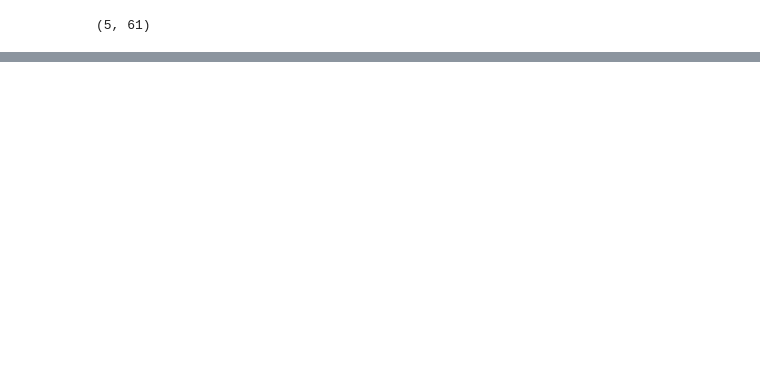
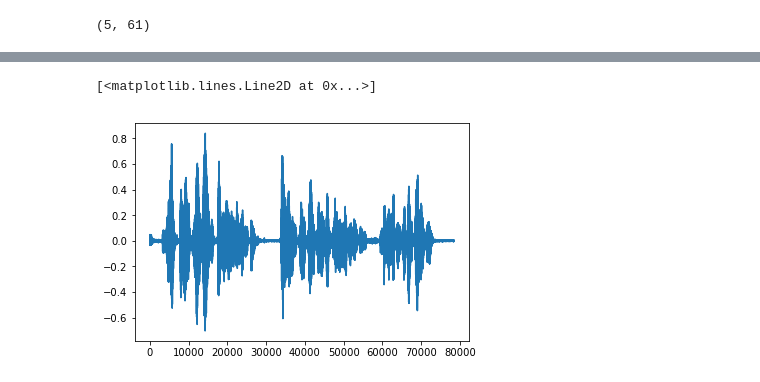
Before and after one commit to rkmalaiya/emotion_speech_perception, a Jupyter notebook: feature_extraction_lstm-with_batches_for_same_inputsample.ipynb, the cells around one changed output, grey strips where cells are left out. Saved outputs shown, nothing was run; the diff lists cells and outputs as text; code cells hidden in the pictures; blank space fills up the shorter version.

```diff
--- a/feature_extraction_lstm-with_batches_for_same_inputsample.ipynb
+++ b/feature_extraction_lstm-with_batches_for_same_inputsample.ipynb
@@ -191,0 +213,5 @@ plt.plot(Data.context[0])
+# %%
+plt.plot(Data.y_[-1])
+# %% [output]
+[<matplotlib.lines.Line2D at 0x...>]
+[figure, added]
```
Also changed, not shown: parts of 17 cells of this notebook.
